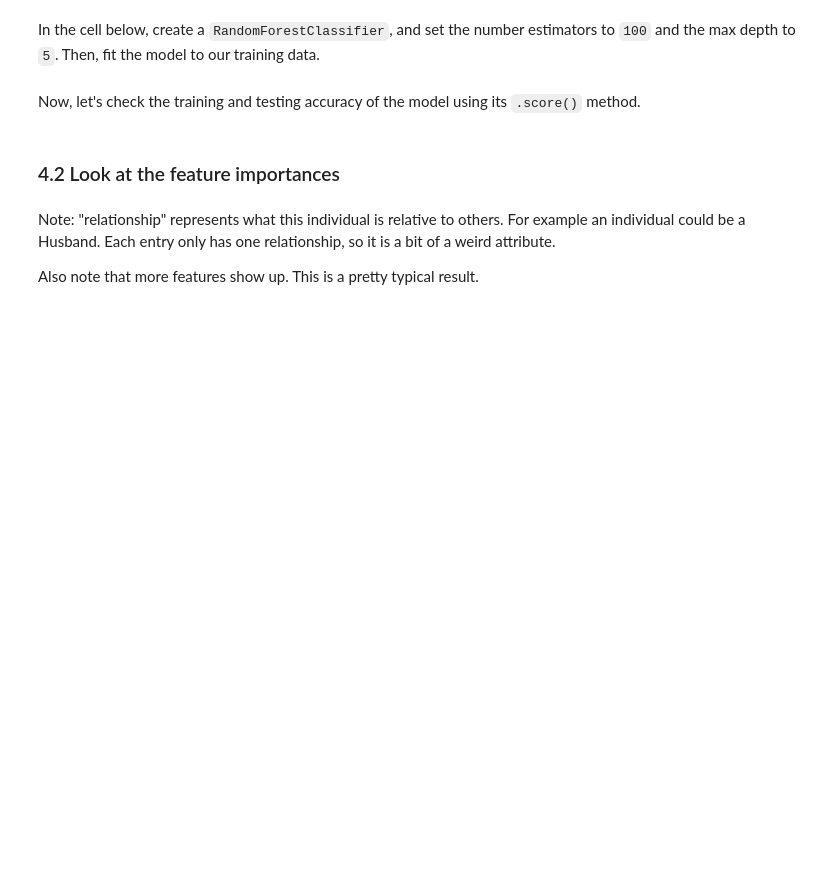
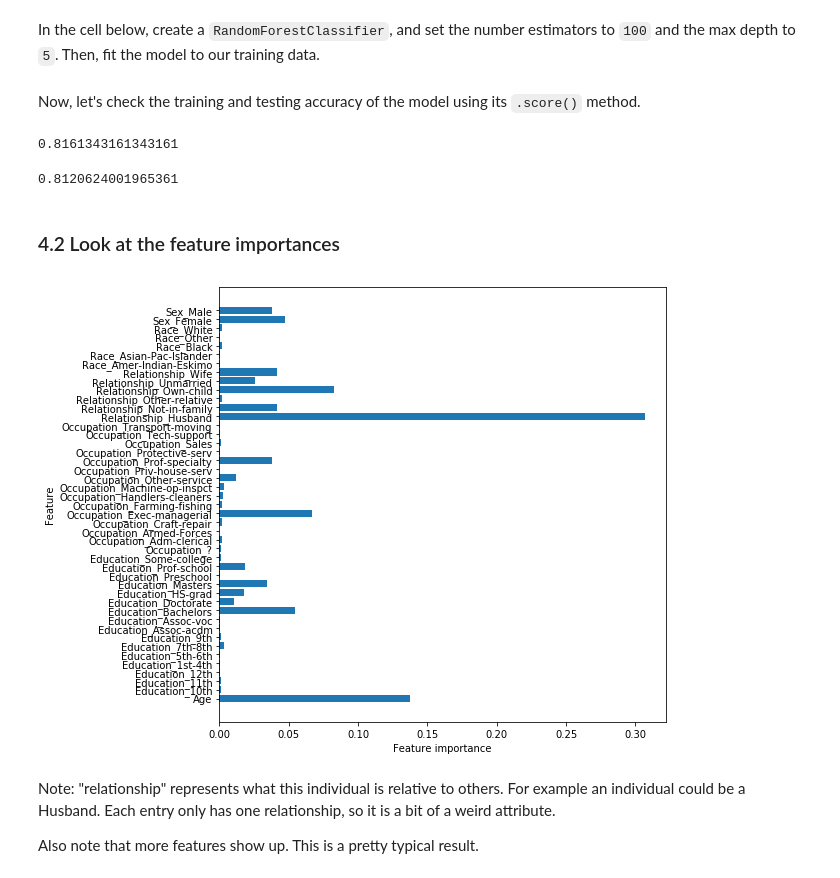
Before and after one commit to slieb74/ensemble-tree-methods-lab-nyc-career-ds-062518, a Jupyter notebook: index.ipynb, the cells around one changed output. Drawn from its saved outputs; the diff is of its cells as text; code cells hidden in the pictures; blank space fills up the shorter version.

```diff
--- a/index.ipynb
+++ b/index.ipynb
@@ -142,7 +213,23 @@ forest = None
+# %%
+forest = RandomForestClassifier(n_estimators=100,max_depth=5)
+forest_model = forest.fit(data_train,target_train)
 # %% [markdown]
 Now, let's check the training and testing accuracy of the model using its `.score()` method.
+# %%
+forest_model.score(data_train,target_train)
+# %% [output]
+0.8161343161343161
+# %%
+forest_model.score(data_test,target_test)
+# %% [output]
+0.8120624001965361
 # %% [markdown]
 ### 4.2 Look at the feature importances
+# %%
+forest_model.feature_importances_
+plot_feature_importances(forest_model)
+# %% [output]
+[figure, added]
 # %% [markdown]
 Note: "relationship" represents what this individual is relative to others. For example an
 individual could be a Husband. Each entry only has one relationship, so it is a bit of a weird attribute.
```
Also changed, not shown: parts of 27 cells of this notebook, 1 other file.
